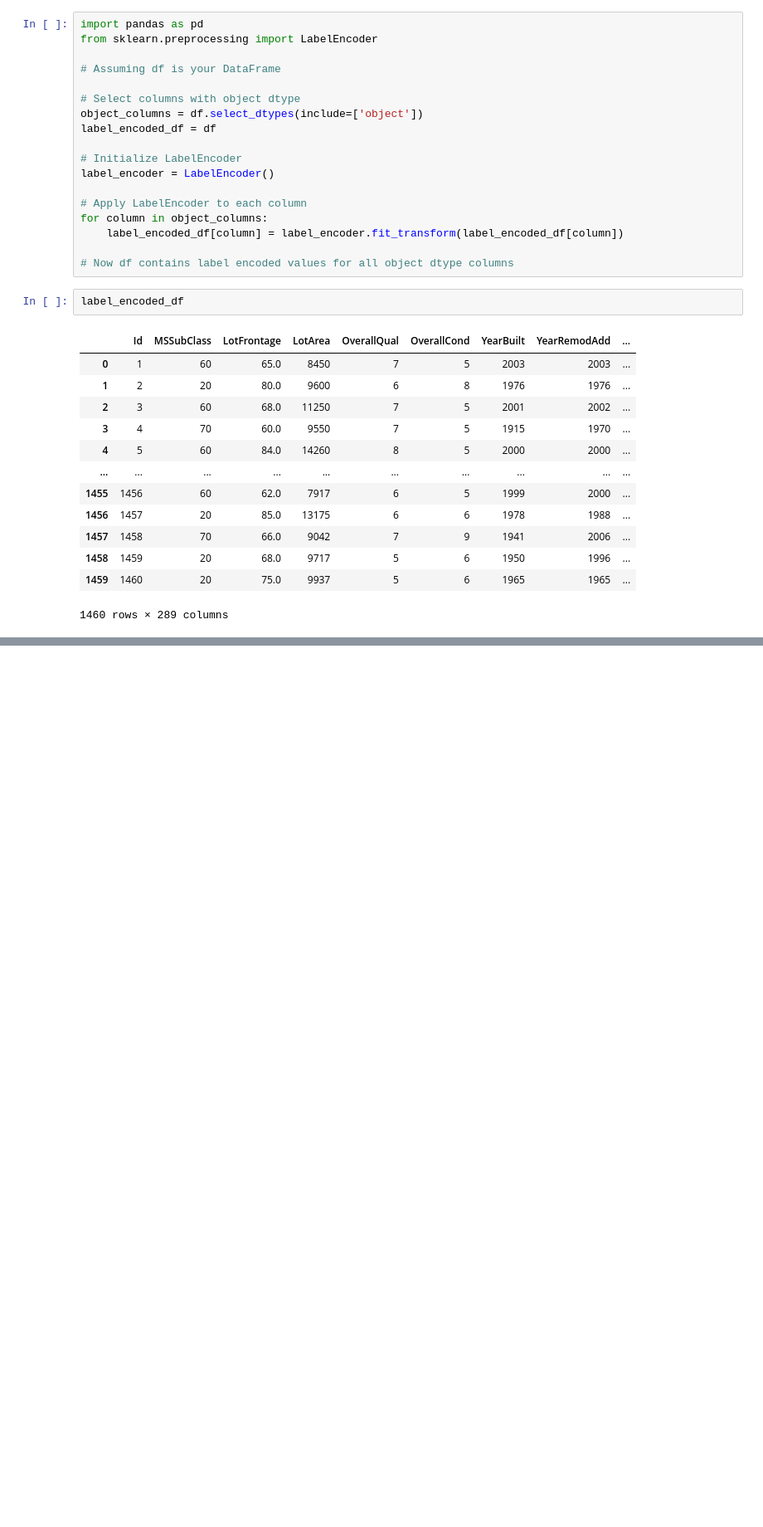
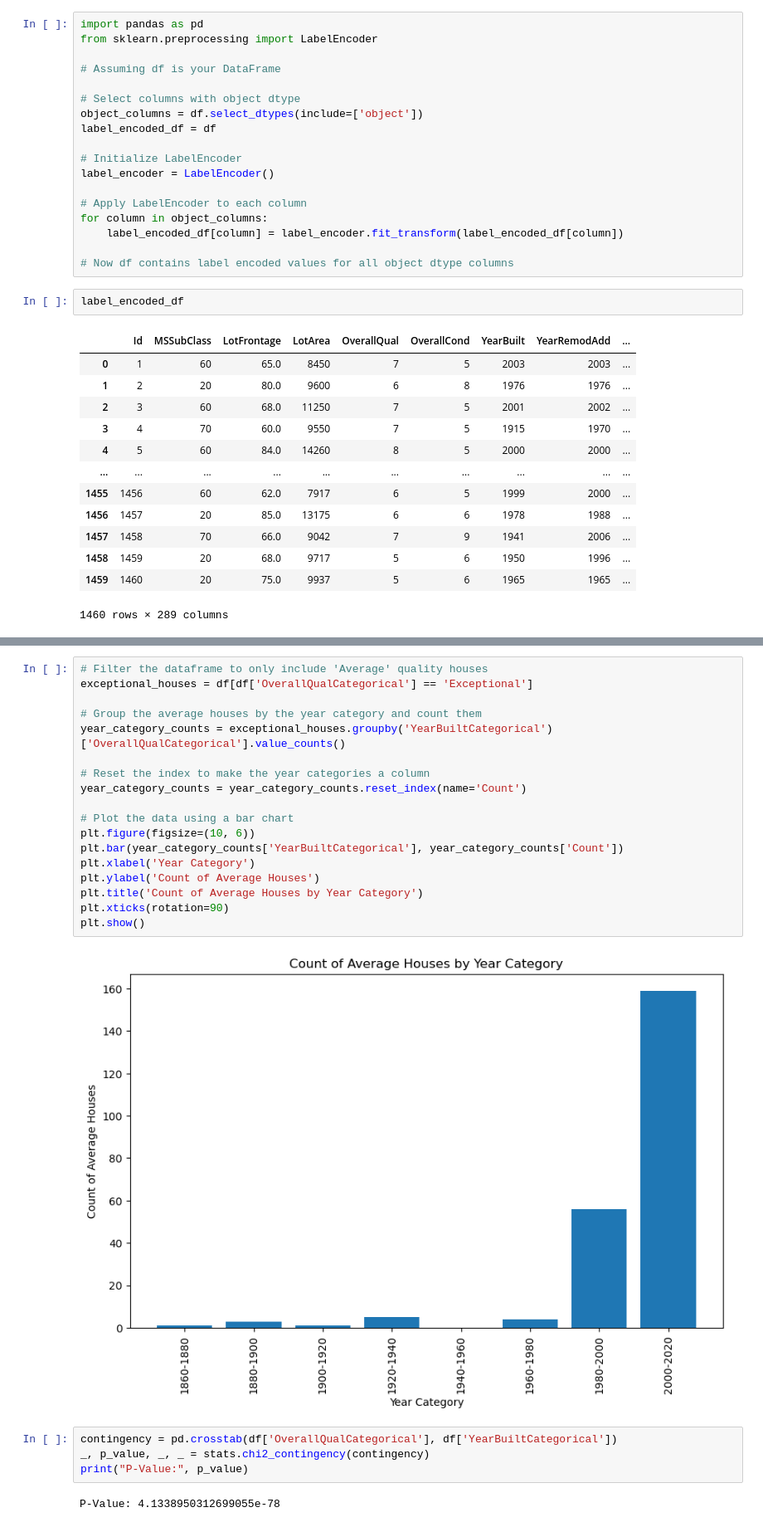
Before and after one commit to taruschirag/Final_Project_CMSC320, a Jupyter notebook: main.ipynb, the cells around one changed output, grey strips where cells are left out. Shown: that part at 83% size. Cells and saved outputs as stored; diff of their text form; blank space fills up the shorter version.

```diff
--- a/main.ipynb
+++ b/main.ipynb
@@ -82,0 +164,26 @@ label_encoded_df
+# %%
+# Filter the dataframe to only include 'Average' quality houses
+exceptional_houses = df[df['OverallQualCategorical'] == 'Exceptional']
+
+# Group the average houses by the year category and count them
+year_category_counts = exceptional_houses.groupby('YearBuiltCategorical')['OverallQualCategorical'].value_counts()
+
+# Reset the index to make the year categories a column
+year_category_counts = year_category_counts.reset_index(name='Count')
+
+# Plot the data using a bar chart
+plt.figure(figsize=(10, 6))
+plt.bar(year_category_counts['YearBuiltCategorical'], year_category_counts['Count'])
+plt.xlabel('Year Category')
+plt.ylabel('Count of Average Houses')
+plt.title('Count of Average Houses by Year Category')
+plt.xticks(rotation=90)
+plt.show()
+# %% [output]
+[figure, added]
+# %%
+contingency = pd.crosstab(df['OverallQualCategorical'], df['YearBuiltCategorical'])
+_, p_value, _, _ = stats.chi2_contingency(contingency)
+print("P-Value:", p_value)
+# %% [output]
+P-Value: 4.1338950312699055e-78
```
Also changed, not shown: parts of 9 cells of this notebook.
